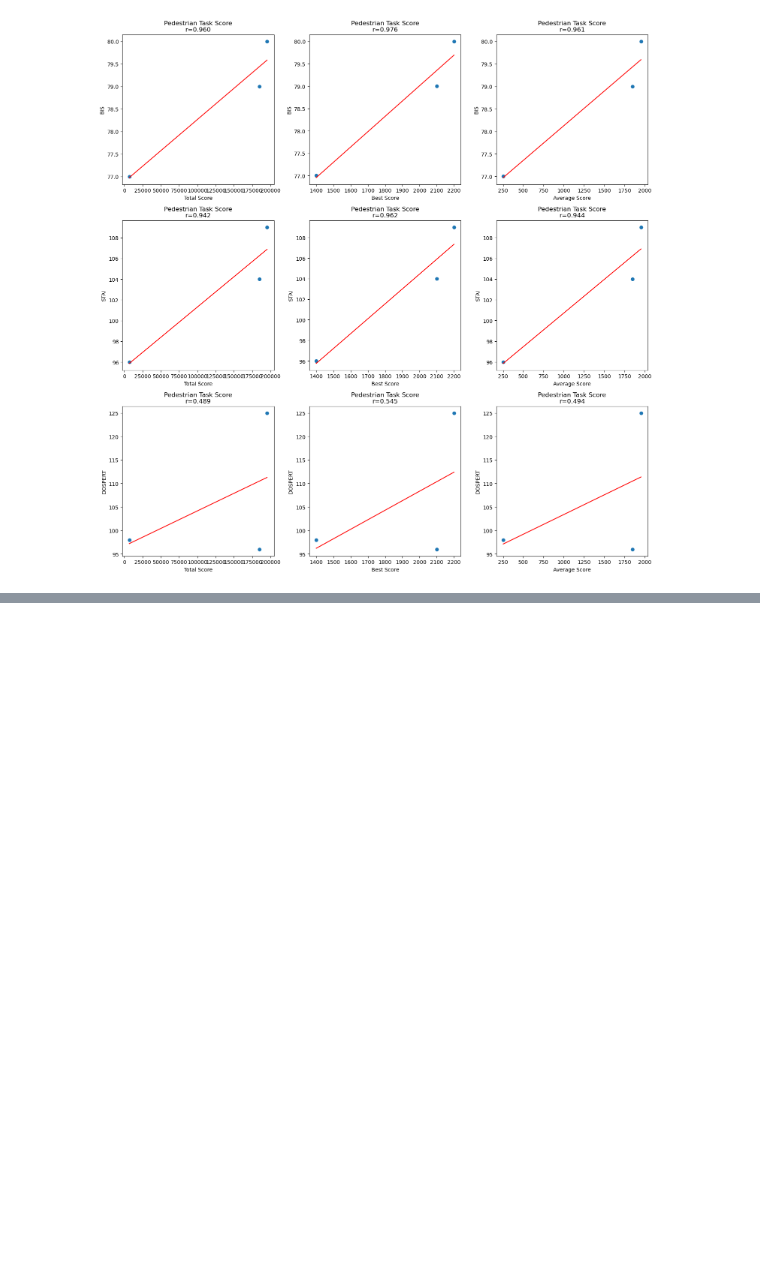
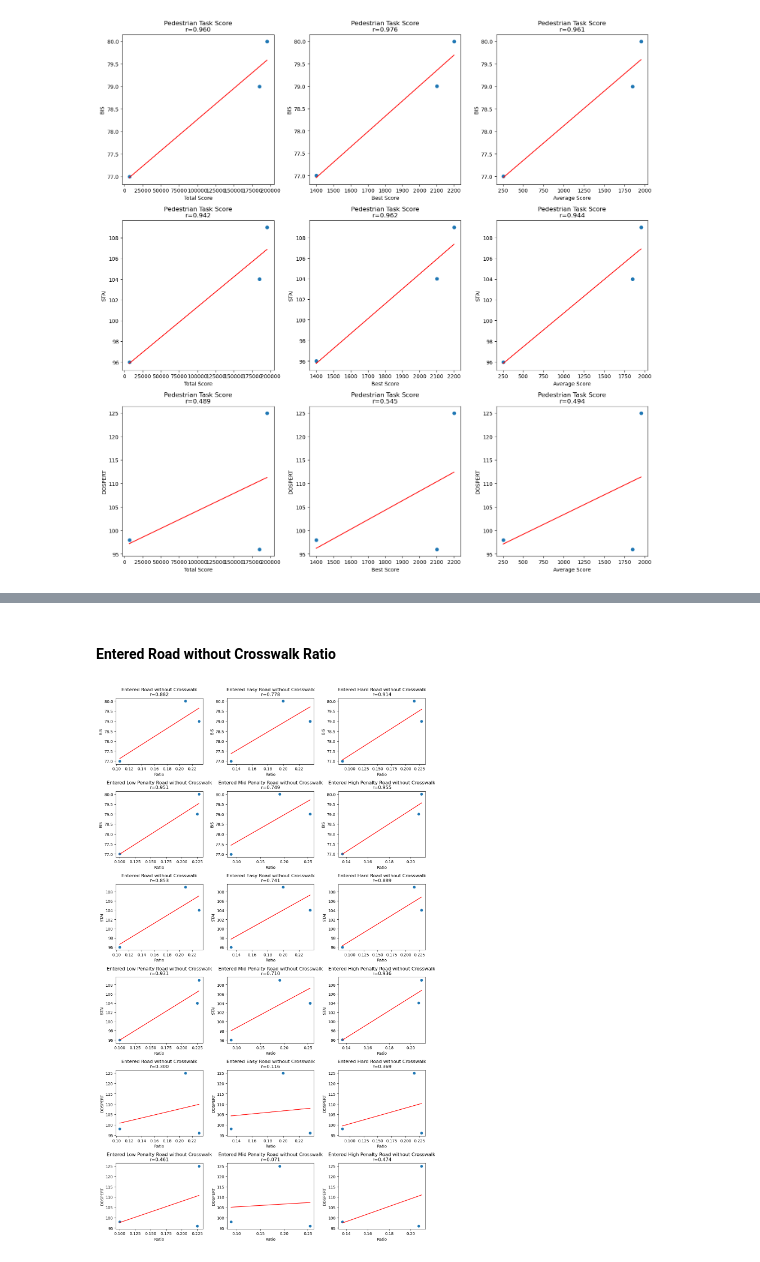
Before and after one commit to bugoverdose/PedestrianEnv, a Jupyter notebook: analysis/correlations.ipynb, the cells around one changed output, grey strips where cells are left out. Drawn from its saved outputs; the diff is of its cells as text; code cells hidden in the pictures; blank space fills up the shorter version.

```diff
--- a/analysis/correlations.ipynb
+++ b/analysis/correlations.ipynb
@@ -120,0 +143,26 @@ plt.show()
+# %% [markdown]
+#### Entered Road without Crosswalk Ratio
+# %%
+questionnaires = [
+    "BIS", # "BIS_motor", "BIS_nonplanning", "BIS_attentional",
+    "STAI", # "STAI_S", "STAI_T",
+    "DOSPERT", # "DOSPERT_ETH", "DOSPERT_FIN", "DOSPERT_HEA", "DOSPERT_REC", "DOSPERT_SOC"
+]
+
+fig, axes = plt.subplots(len(questionnaires) * 2, 3, figsize=(12, 20))
+for i in range(len(questionnaires)):
+    questionnaire = questionnaires[i]
+    for j in range(len(col_types)):
+        idx = 2 * len(questionnaires) * i + j
+        col = f"entered_road_ignoring_crosswalk_{col_types[j]}"
+        x = df[col]
+        y = df[questionnaire]
+        title = [
+            "Entered Road without Crosswalk", "Entered Easy Road without Crosswalk", "Entered Hard Road without Crosswalk",
+            "Entered Low Penalty Road without Crosswalk", "Entered Mid Penalty Road without Crosswalk", "Entered High Penalty Road without Crosswalk",
+        ][j]
+        scatter_plot_with_line_regression(axes[idx // 3, idx % 3], x, y, "Ratio", questionnaire, title=title)
+plt.tight_layout()
+plt.show()
+# %% [output]
+[figure, added]
```
Also changed, not shown: parts of 21 cells of this notebook, 2 other files.
